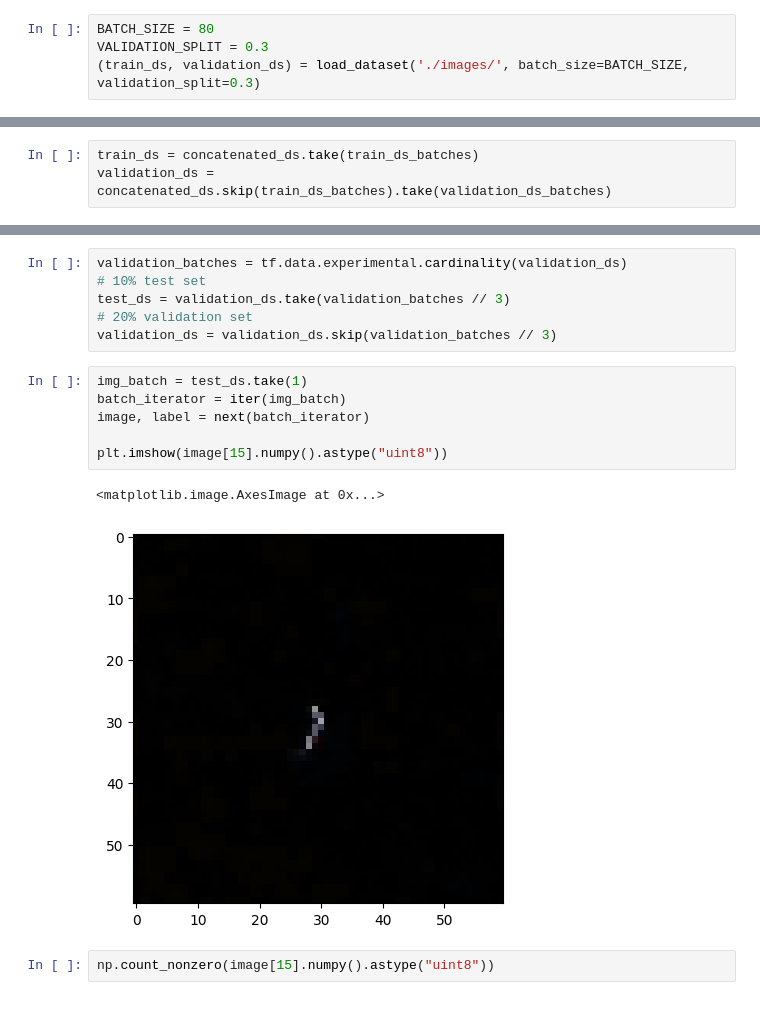
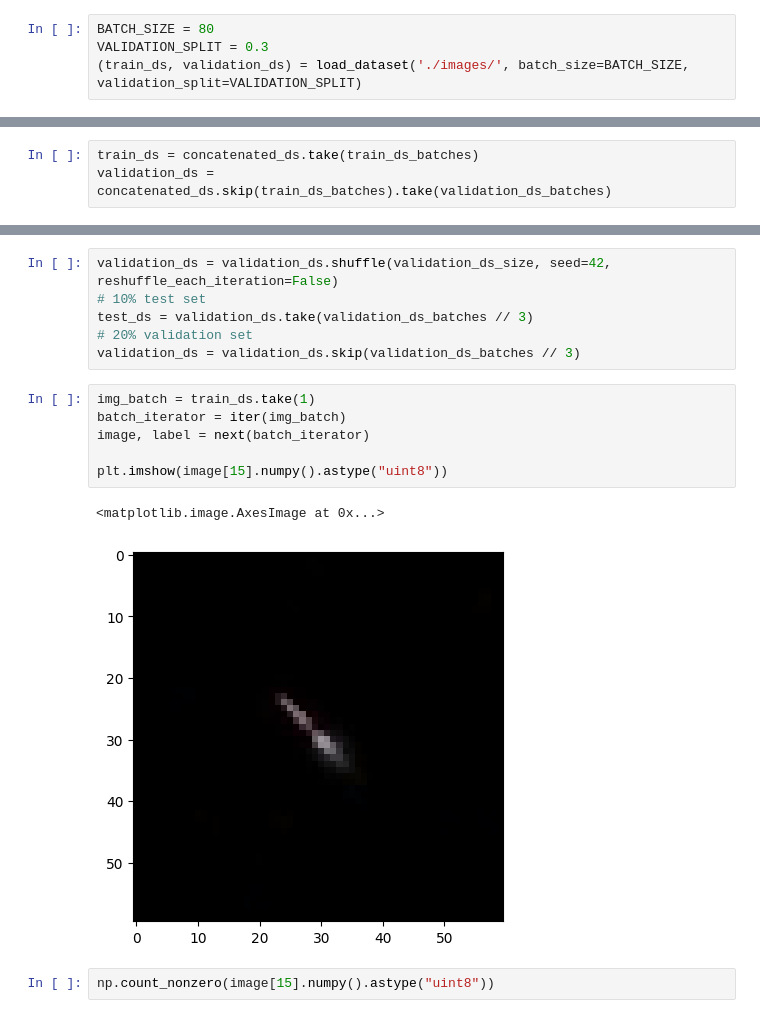
Before and after one commit to shizzeer/credo-classifier, a Jupyter notebook: credo_image_classifier.ipynb, the cells around one changed output, grey strips where cells are left out. Cells and saved outputs as stored; diff of their text form.

```diff
--- a/credo_image_classifier.ipynb
+++ b/credo_image_classifier.ipynb
@@ -42,7 +46,7 @@ import pickle
 # %%
 BATCH_SIZE = 80
 VALIDATION_SPLIT = 0.3
-(train_ds, validation_ds) = load_dataset('./images/', batch_size=BATCH_SIZE, validation_split=0.3)
+(train_ds, validation_ds) = load_dataset('./images/', batch_size=BATCH_SIZE, validation_split=VALIDATION_SPLIT)
 # %% [output]
 Found 1232 files belonging to 3 classes.
 Using 863 files for training.
@@ -74,18 +78,18 @@ validation_ds = concatenated_ds.skip(train_ds_batches).take(validation_ds_batche
 # %%
-validation_batches = tf.data.experimental.cardinality(validation_ds)
+validation_ds = validation_ds.shuffle(validation_ds_size, seed=42, reshuffle_each_iteration=False)
 # 10% test set
-test_ds = validation_ds.take(validation_batches // 3)
+test_ds = validation_ds.take(validation_ds_batches // 3)
 # 20% validation set
-validation_ds = validation_ds.skip(validation_batches // 3)
+validation_ds = validation_ds.skip(validation_ds_batches // 3)
 # %%
-img_batch = test_ds.take(1)
+img_batch = train_ds.take(1)
 batch_iterator = iter(img_batch)
 image, label = next(batch_iterator)
 
 plt.imshow(image[15].numpy().astype("uint8"))
 # %% [output]
 <matplotlib.image.AxesImage at 0x...>
-[figure, old version]
+[figure, new version]
 # %%
 np.count_nonzero(image[15].numpy().astype("uint8"))
 # %% [output]
```
Also changed, not shown: parts of 31 cells of this notebook, 1 other file.
